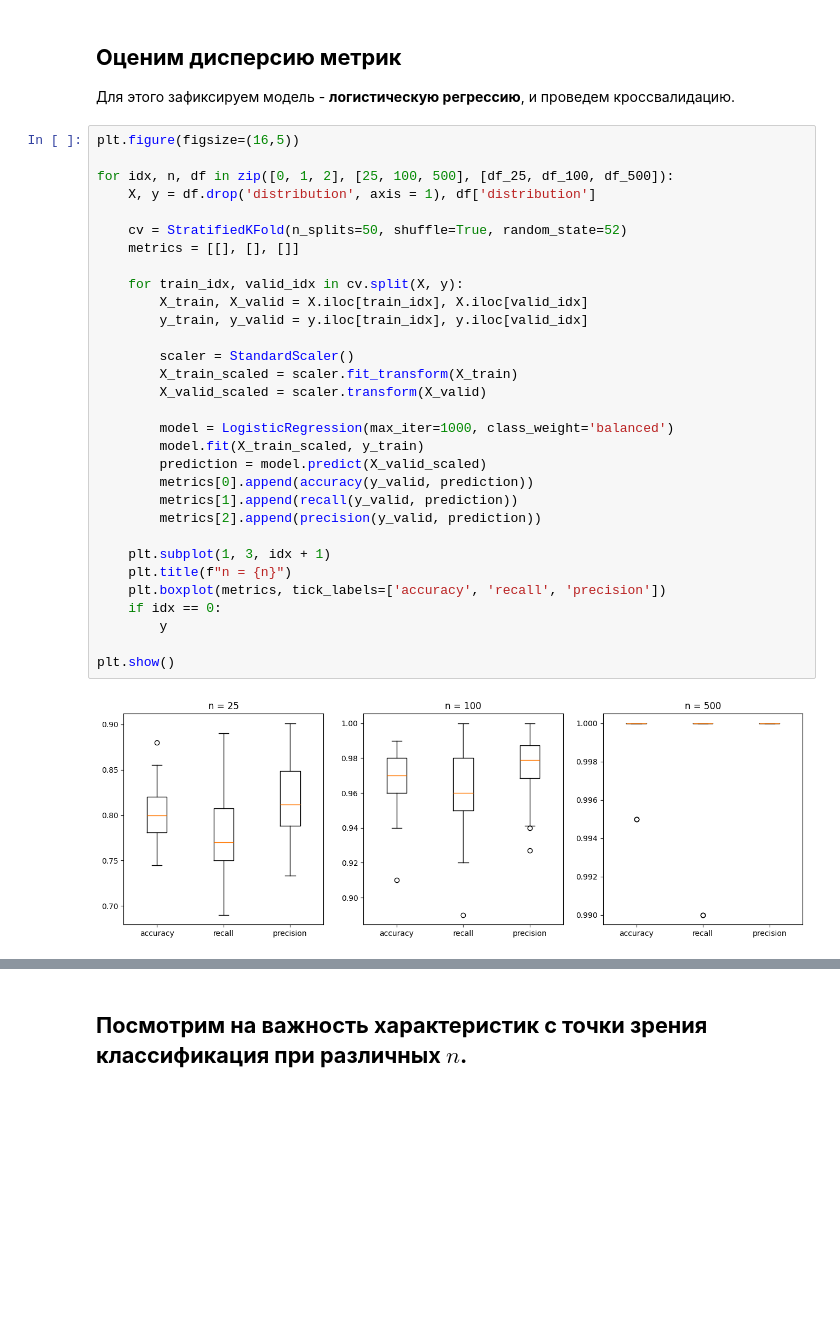
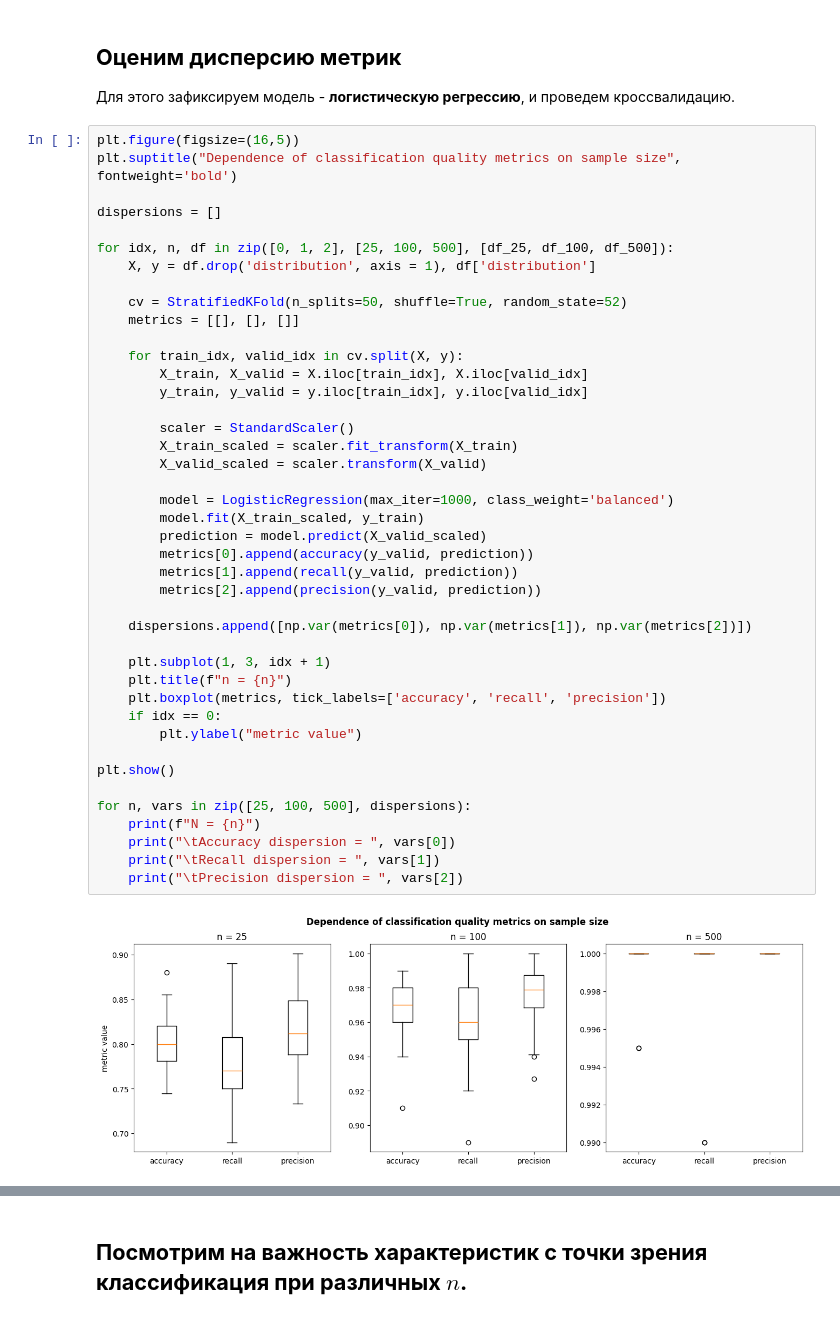
Before and after one commit to Snomty/Random_graphs, a Jupyter notebook: src/Graph_Hypothesis_Classifier_Student2.ipynb, the cells around one changed output, grey strips where cells are left out. Saved outputs shown, nothing was run; the diff lists cells and outputs as text; blank space fills up the shorter version.

Commit message:
Added boxplots for visualization dependence of classification quality metrics on sample size

```diff
--- a/src/Graph_Hypothesis_Classifier_Student2.ipynb
+++ b/src/Graph_Hypothesis_Classifier_Student2.ipynb
@@ -97,34 +97,45 @@ N = 25
 Для этого зафиксируем модель - **логистическую регрессию**, и проведем кроссвалидацию.
 # %%
 plt.figure(figsize=(16,5))
+plt.suptitle("Dependence of classification quality metrics on sample size", fontweight='bold')
+
+dispersions = []
 
 for idx, n, df in zip([0, 1, 2], [25, 100, 500], [df_25, df_100, df_500]):
     X, y = df.drop('distribution', axis = 1), df['distribution']
 
     cv = StratifiedKFold(n_splits=50, shuffle=True, random_state=52)
     metrics = [[], [], []]
 
     for train_idx, valid_idx in cv.split(X, y):
         X_train, X_valid = X.iloc[train_idx], X.iloc[valid_idx]
         y_train, y_valid = y.iloc[train_idx], y.iloc[valid_idx]
 
         scaler = StandardScaler()
         X_train_scaled = scaler.fit_transform(X_train)
         X_valid_scaled = scaler.transform(X_valid)
 
         model = LogisticRegression(max_iter=1000, class_weight='balanced')
         model.fit(X_train_scaled, y_train)
         prediction = model.predict(X_valid_scaled)
         metrics[0].append(accuracy(y_valid, prediction))
         metrics[1].append(recall(y_valid, prediction))
         metrics[2].append(precision(y_valid, prediction))
 
+    dispersions.append([np.var(metrics[0]), np.var(metrics[1]), np.var(metrics[2])])
+
     plt.subplot(1, 3, idx + 1)
     plt.title(f"n = {n}")
     plt.boxplot(metrics, tick_labels=['accuracy', 'recall', 'precision'])
     if idx == 0:
-        y
+        plt.ylabel("metric value")
 
 plt.show()
+
+for n, vars in zip([25, 100, 500], dispersions):
+    print(f"N = {n}")
+    print("\tAccuracy dispersion = ", vars[0])
+    print("\tRecall dispersion = ", vars[1])
+    print("\tPrecision dispersion = ", vars[2])
 # %% [output]
-[figure, old version]
+[figure, new version]
```
Also changed, not shown: parts of 2 cells of this notebook.
